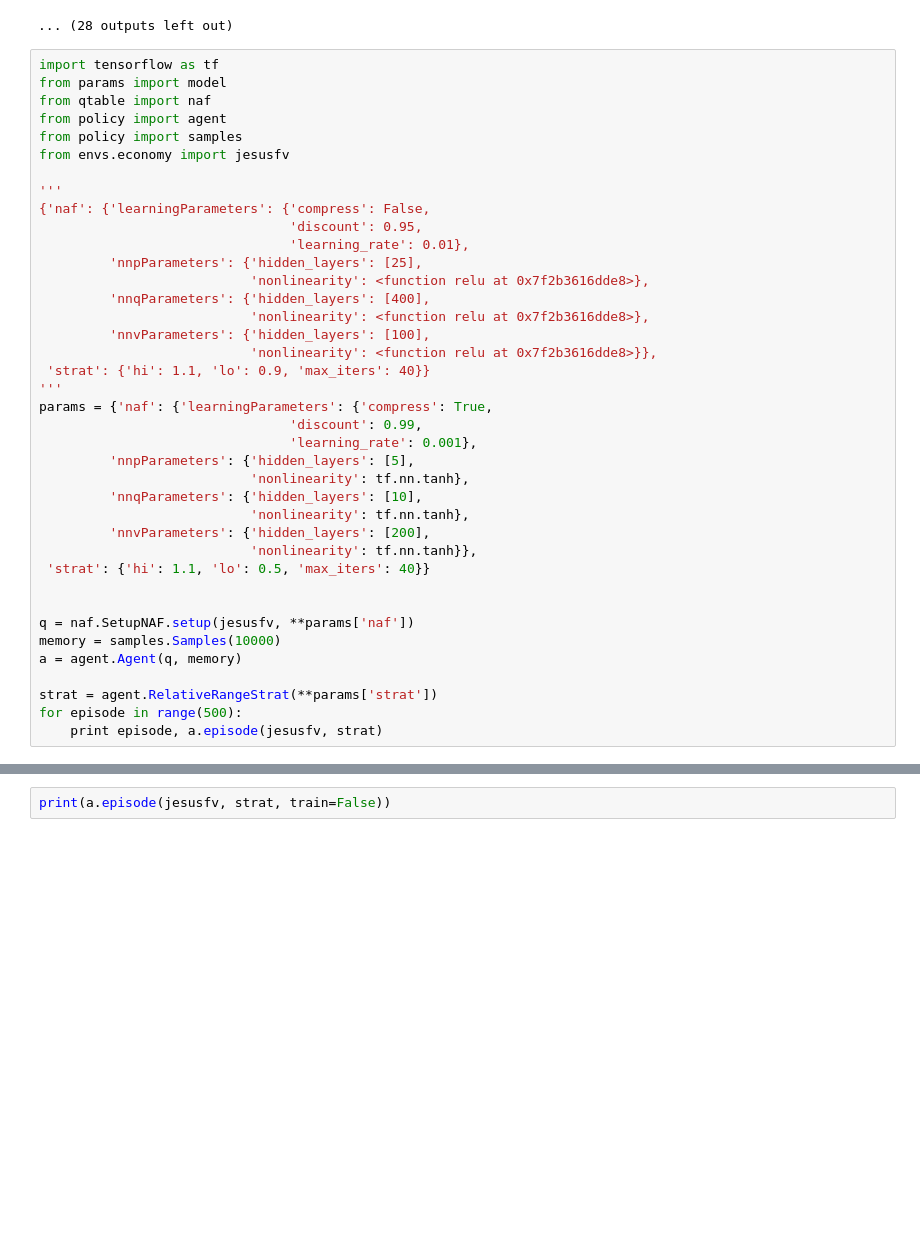
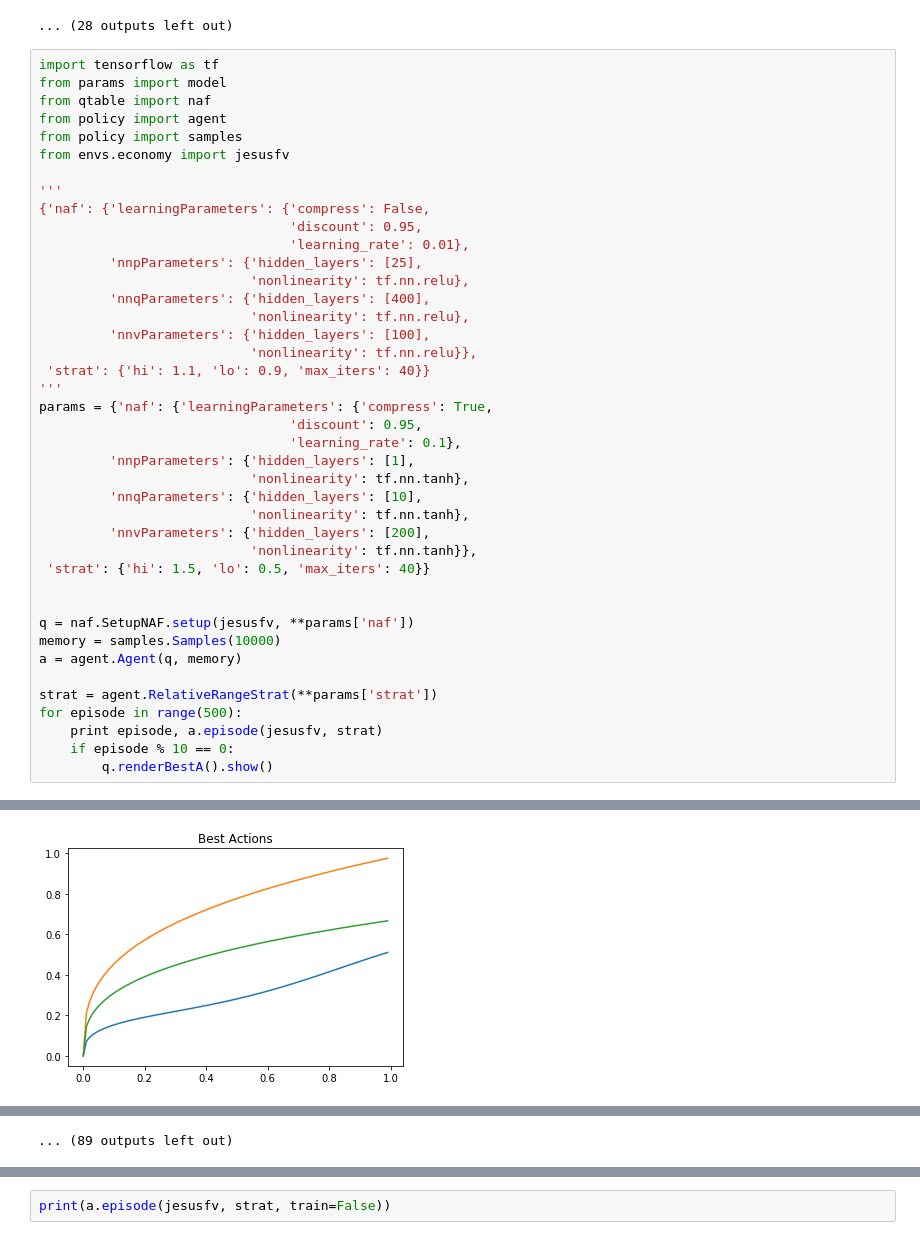
Before and after one commit to ygreif/bellmansrevenge, a Jupyter notebook: ParameterSearch.ipynb, the cells around one changed output, grey strips where cells are left out. Drawn from its saved outputs; the diff is of its cells as text; blank space fills up the shorter version.

```diff
--- a/ParameterSearch.ipynb
+++ b/ParameterSearch.ipynb
@@ -171,23 +174,23 @@ from envs.economy import jesusfv
                                 'discount': 0.95,
                                 'learning_rate': 0.01},
          'nnpParameters': {'hidden_layers': [25],
-                           'nonlinearity': <function relu at 0x7f2b3616dde8>},
+                           'nonlinearity': tf.nn.relu},
          'nnqParameters': {'hidden_layers': [400],
-                           'nonlinearity': <function relu at 0x7f2b3616dde8>},
+                           'nonlinearity': tf.nn.relu},
          'nnvParameters': {'hidden_layers': [100],
-                           'nonlinearity': <function relu at 0x7f2b3616dde8>}},
+                           'nonlinearity': tf.nn.relu}},
  'strat': {'hi': 1.1, 'lo': 0.9, 'max_iters': 40}}
 '''
 params = {'naf': {'learningParameters': {'compress': True,
-                                'discount': 0.99,
-                                'learning_rate': 0.001},
-         'nnpParameters': {'hidden_layers': [5],
+                                'discount': 0.95,
+                                'learning_rate': 0.1},
+         'nnpParameters': {'hidden_layers': [1],
                            'nonlinearity': tf.nn.tanh},
          'nnqParameters': {'hidden_layers': [10],
                            'nonlinearity': tf.nn.tanh},
          'nnvParameters': {'hidden_layers': [200],
                            'nonlinearity': tf.nn.tanh}},
- 'strat': {'hi': 1.1, 'lo': 0.5, 'max_iters': 40}}
+ 'strat': {'hi': 1.5, 'lo': 0.5, 'max_iters': 40}}
 
 
 q = naf.SetupNAF.setup(jesusfv, **params['naf'])
@@ -197,4 +200,6 @@ a = agent.Agent(q, memory)
 strat = agent.RelativeRangeStrat(**params['strat'])
 for episode in range(500):
     print episode, a.episode(jesusfv, strat)
+    if episode % 10 == 0:
+        q.renderBestA().show()
 # %% [output]
@@ -217,0 +223 @@ for episode in range(500):
+[figure, added]
@@ -218,3 +279,4 @@ for episode in range(500):
+... (89 outputs left out)
 # %%
 %matplotlib inline
 
```
Also changed, not shown: parts of 5 cells of this notebook, 7 other files.
